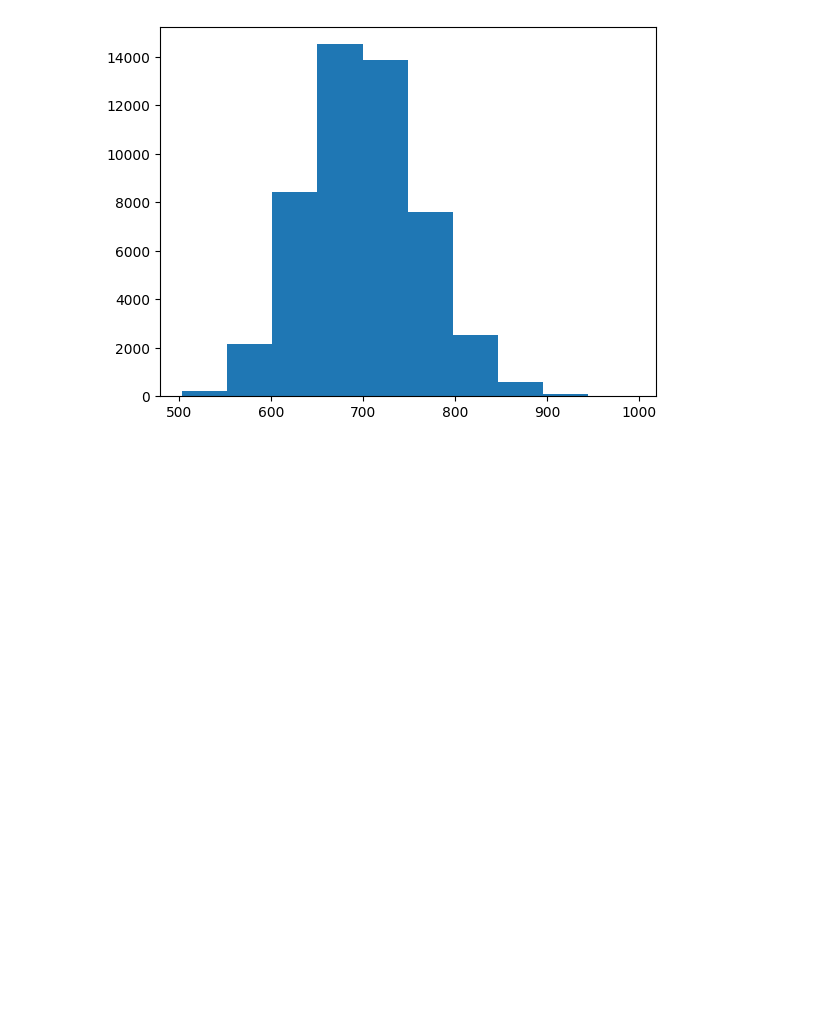
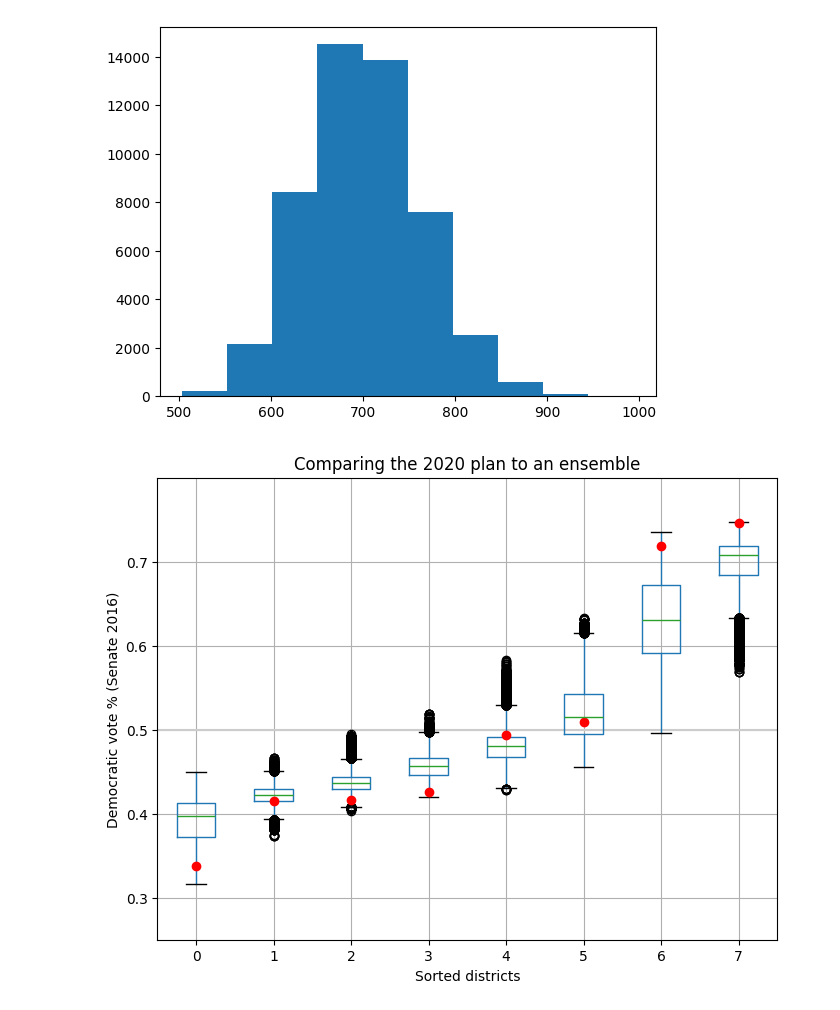
Before and after one commit to willystout/cs464_final_project, a Jupyter notebook: markov_chain_50000.ipynb, the cells around one changed output. Saved outputs shown, nothing was run; the diff lists cells and outputs as text; code cells hidden in the pictures; blank space fills up the shorter version.

Commit message:
added ensemble results to repo

```diff
--- a/markov_chain_50000.ipynb
+++ b/markov_chain_50000.ipynb
@@ -131,3 +147,40 @@ plt.hist(final_df["Cut Edges"], align = 'left')
 plt.show()
 # %% [output]
 [figure]
+# %%
+import tqdm as notebook_tqdm
+
+pres_dem_values = []
+gov_dem_values = []
+
+for step, part in enumerate(random_walk):
+    pres_dem_values.append(sorted(part["G20PRE"].percents("Presidential Democratic")))
+    gov_dem_values.append(sorted(part["GOV18"].percents("Governor Democratic")))
+
+pres_dem_partition = pd.DataFrame(pres_dem_values)
+gov_dem_partition = pd.DataFrame(gov_dem_values)
+
+pres_dem_partition.to_csv('sorted_partition_G20PRE_Democratic_50000.csv', index=True)
+gov_dem_partition.to_csv('sorted_partition_GOV18_Democratic_50000.csv', index=True)
+# %%
+fig, ax = plt.subplots(figsize=(8, 6))
+
+# Draw 50% line
+ax.axhline(0.5, color="#cccccc")
+
+# Draw boxplot
+gov_dem_partition.boxplot(ax=ax, positions=range(len(gov_dem_partition.columns)))
+
+# Draw initial plan's Democratic vote %s (.iloc[0] gives the first row, which corresponds to the initial plan)
+plt.plot(gov_dem_partition.iloc[0], "ro")
+
+# Annotate
+ax.set_title("Comparing the 2020 plan to an ensemble")
+ax.set_ylabel("Democratic vote % (Senate 2016)")
+ax.set_xlabel("Sorted districts")
+ax.set_ylim(0.25, 0.8)
+ax.set_yticks([0.3, 0.4, 0.5, 0.6, 0.7])
+plt.savefig('WI_BoxPlot20162020.png')
+plt.show()
+# %% [output]
+[figure, added]
```
Also changed, not shown: parts of 2 cells of this notebook, 5 other files.
